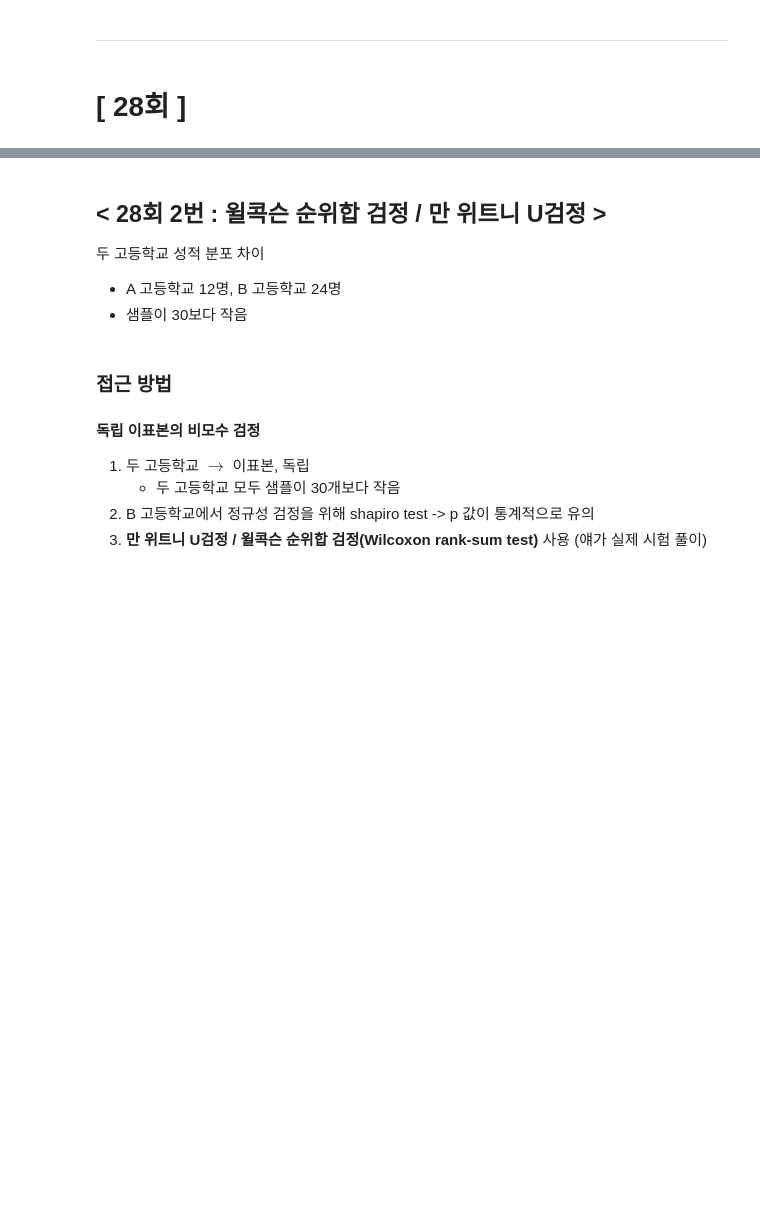
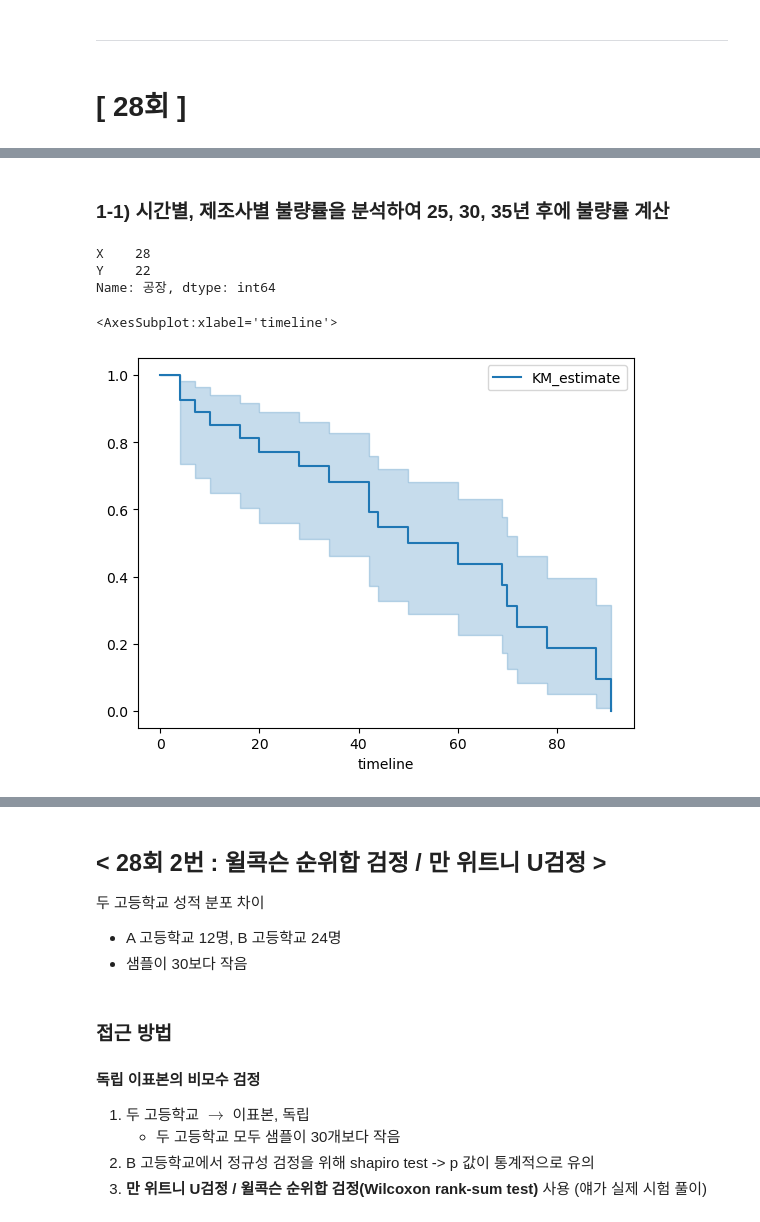
Before and after one commit to Minju-nimm/ADP, a Jupyter notebook: 기출/ADP_통계기출_28_25.ipynb, the cells around one changed output, grey strips where cells are left out. Saved outputs shown, nothing was run; the diff lists cells and outputs as text; code cells hidden in the pictures; blank space fills up the shorter version.

```diff
--- a/기출/ADP_통계기출_28_25.ipynb
+++ b/기출/ADP_통계기출_28_25.ipynb
@@ -19,0 +22,3 @@ warnings.filterwarnings("ignore")
+# %%
+df_survive = pd.read_csv("./df_survive.csv")
+df_survive.drop("Unnamed: 0", axis=1).head()
@@ -24,0 +73,25 @@ warnings.filterwarnings("ignore")
+# %% [markdown]
+### 1-1) 시간별, 제조사별 불량률을 분석하여 25, 30, 35년 후에 불량률 계산
+# %%
+df_survive["공장"].value_counts()
+# %% [output]
+X    28
+Y    22
+Name: 공장, dtype: int64
+# %%
+# 제조사별 데이터 나누기
+
+df_x = df_survive[df_survive['공장']=='X']
+df_y = df_survive[df_survive['공장']=='Y']
+# %%
+from lifelines import KaplanMeierFitter
+
+# 시간별, 제조사별 생존분석 수행
+# 1이 불량 발생여부니 1을 불량률로 보아도 될 듯
+
+kmf_x = KaplanMeierFitter()
+kmf_x.fit(df_x['소요시간'], df_x['불량여부'])
+kmf_x.plot()
+# %% [output]
+<AxesSubplot:xlabel='timeline'>
+[figure, added]
```
Also changed, not shown: parts of 22 cells of this notebook, 4 other files.
